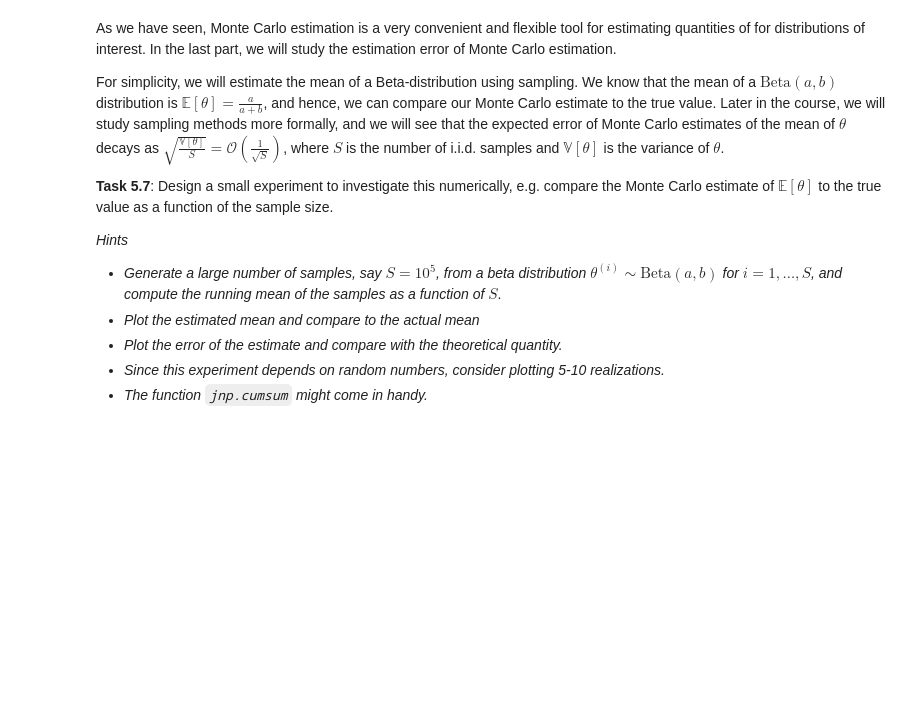
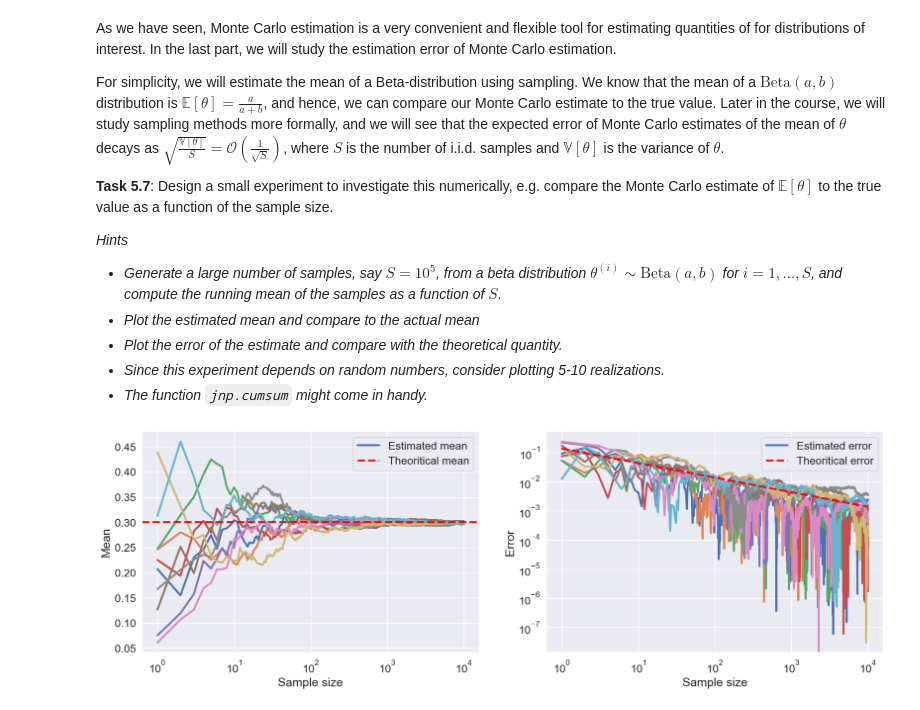
Before and after one commit to lelegod/bayesian_ml, a Jupyter notebook: week1/ex1_handout.ipynb, the cells around one changed output. Saved outputs shown, nothing was run; the diff lists cells and outputs as text; code cells hidden in the pictures; blank space fills up the shorter version.

```diff
--- a/week1/ex1_handout.ipynb
+++ b/week1/ex1_handout.ipynb
@@ -688,3 +812,29 @@ For simplicity, we will estimate the mean of a Beta-distribution using sampling.
 - *Plot the error of the estimate and compare with the theoretical quantity.*
 - *Since this experiment depends on random numbers, consider plotting 5-10 realizations.*
 - *The function `jnp.cumsum` might come in handy.*
+# %%
+a, b = 3, 7
+s = 10000
+num_realization = 10
+range_samples = jnp.arange(1, s+1)
+mc_distribution = BetaDistribution(a=a, b=b)
+
+fig, ax = plt.subplots(1, 2, figsize=(20, 6))
+
+for i in range(num_realization):
+    samples = mc_distribution.sample(s)
+    estimated_mean = jnp.cumsum(samples) / range_samples
+    ax[0].plot(range_samples, estimated_mean, linestyle='-', label='Estimated mean' if i == 0 else None)
+    ax[1].plot(range_samples, jnp.abs(estimated_mean - mc_distribution.mean), linestyle='-', label='Estimated error' if i == 0 else None)
+
+ax[0].axhline(mc_distribution.mean, linestyle='--', color='red', label='Theoritical mean')
+ax[0].set(xscale='log', xlabel='Sample size', ylabel='Mean')
+ax[0].legend()
+
+ax[1].plot(range_samples, jnp.sqrt(mc_distribution.variance / range_samples), linestyle='--', color='red', label='Theoritical error')
+ax[1].set(xscale='log', yscale='log', xlabel='Sample size', ylabel='Error')
+ax[1].legend()
+
+plt.show()
+# %% [output]
+[figure, added]
```
Also changed, not shown: parts of 14 cells of this notebook.
